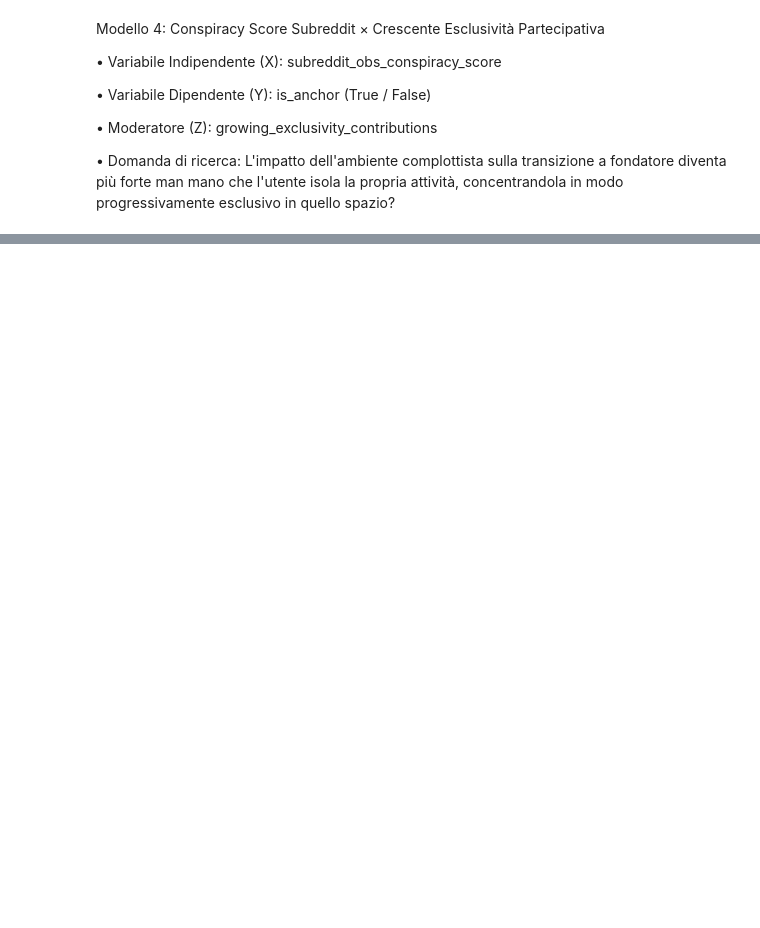
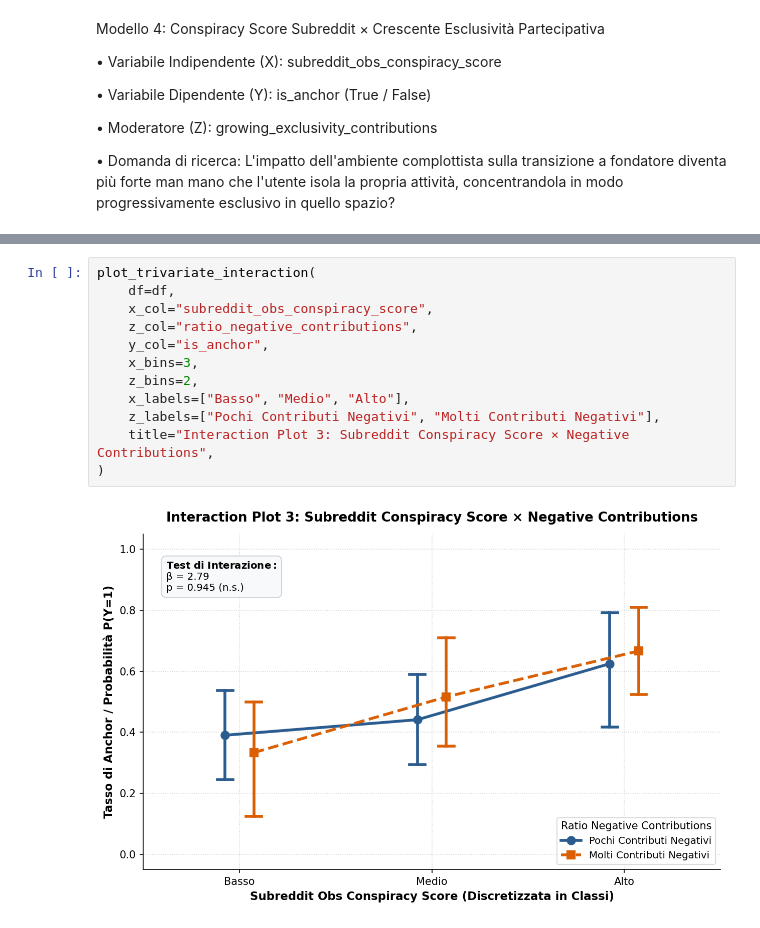
Before and after one commit to Andrii04/conspiracy-founders, a Jupyter notebook: notebooks/TRIVARIATE_FEATURE_PLOTS.ipynb, the cells around one changed output, grey strips where cells are left out. Cells and saved outputs as stored; diff of their text form; blank space fills up the shorter version.

```diff
--- a/notebooks/TRIVARIATE_FEATURE_PLOTS.ipynb
+++ b/notebooks/TRIVARIATE_FEATURE_PLOTS.ipynb
@@ -1030,0 +1231,14 @@ plt.show()
+# %%
+plot_trivariate_interaction(
+    df=df,
+    x_col="subreddit_obs_conspiracy_score",
+    z_col="ratio_negative_contributions",
+    y_col="is_anchor",
+    x_bins=3,
+    z_bins=2,
+    x_labels=["Basso", "Medio", "Alto"],
+    z_labels=["Pochi Contributi Negativi", "Molti Contributi Negativi"],
+    title="Interaction Plot 3: Subreddit Conspiracy Score × Negative Contributions",
+)
+# %% [output]
+[figure, added]
```
Also changed, not shown: parts of 8 cells of this notebook.
